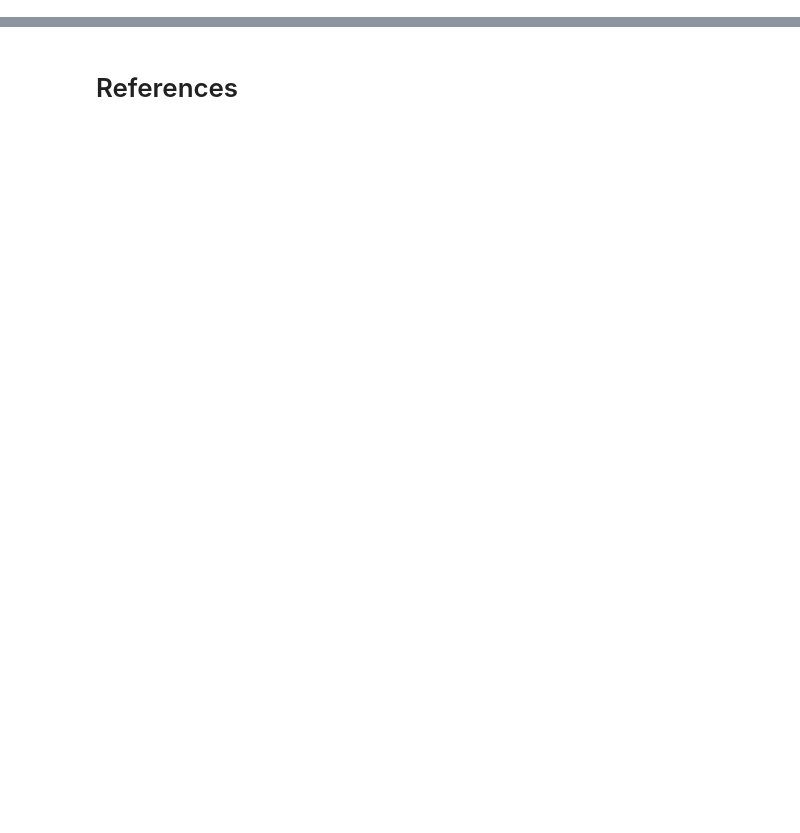
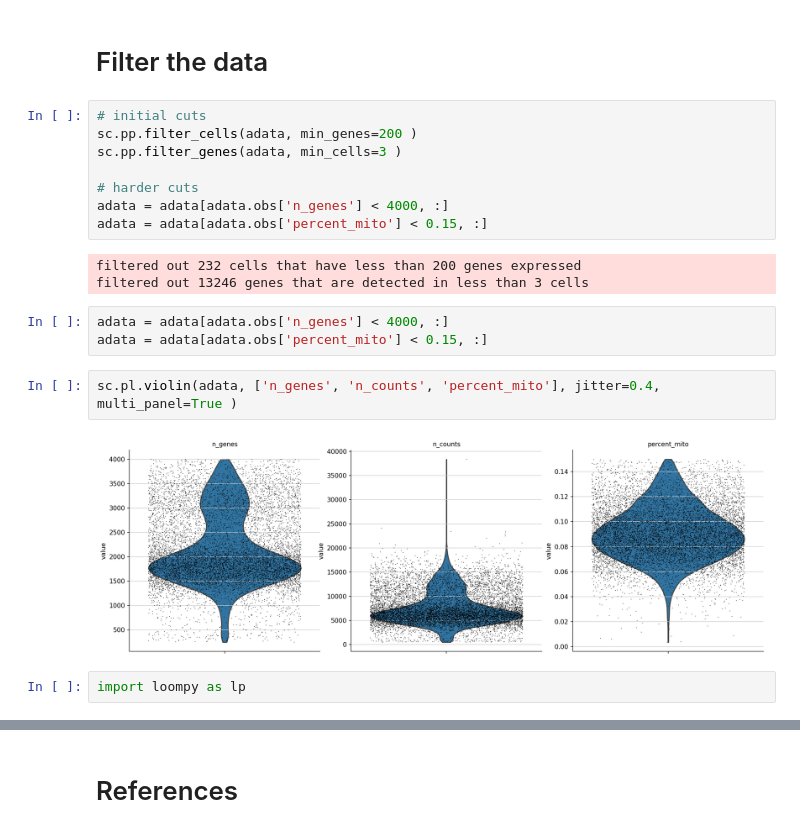
Before and after one commit to adamklie/SCENIC_slurm_pipeline, a Jupyter notebook: SCENIC_preprocessing.ipynb, the cells around one changed output, grey strips where cells are left out. Saved outputs shown, nothing was run; the diff lists cells and outputs as text; blank space fills up the shorter version.

```diff
--- a/SCENIC_preprocessing.ipynb
+++ b/SCENIC_preprocessing.ipynb
@@ -35,0 +79,22 @@ Place for old or testing code
+# %% [markdown]
+# Filter the data
+# %%
+# initial cuts
+sc.pp.filter_cells(adata, min_genes=200 )
+sc.pp.filter_genes(adata, min_cells=3 )
+
+# harder cuts
+adata = adata[adata.obs['n_genes'] < 4000, :]
+adata = adata[adata.obs['percent_mito'] < 0.15, :]
+# %% [output]
+filtered out 232 cells that have less than 200 genes expressed
+filtered out 13246 genes that are detected in less than 3 cells
+# %%
+adata = adata[adata.obs['n_genes'] < 4000, :]
+adata = adata[adata.obs['percent_mito'] < 0.15, :]
+# %%
+sc.pl.violin(adata, ['n_genes', 'n_counts', 'percent_mito'], jitter=0.4, multi_panel=True )
+# %% [output]
+[figure, added]
+# %%
+import loompy as lp
```
Also changed, not shown: parts of 31 cells of this notebook, 3 other files.
